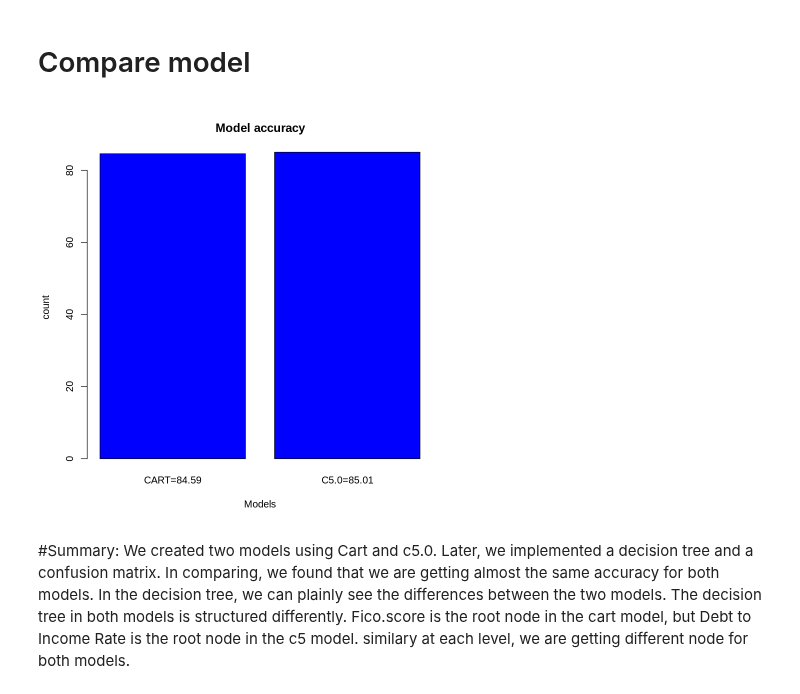
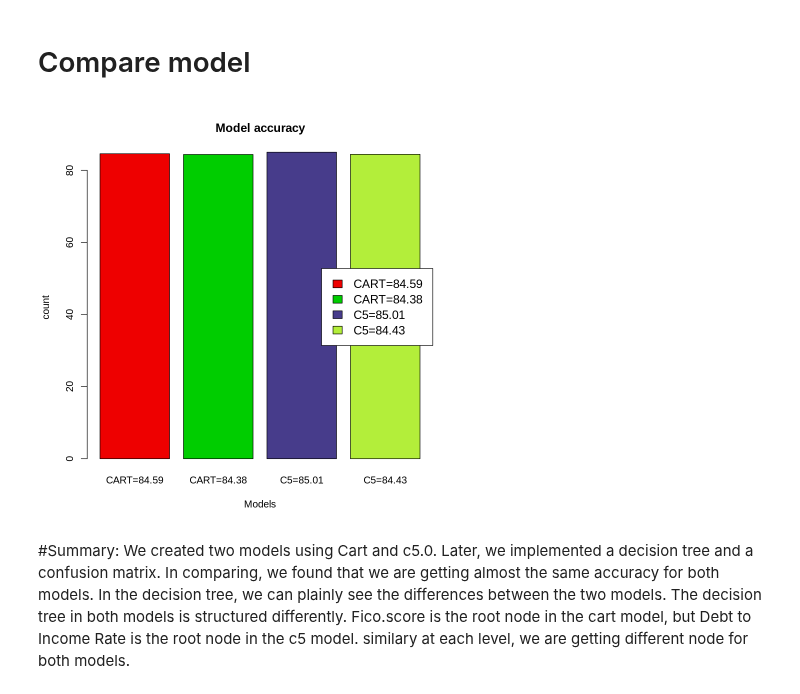
Before and after one commit to sg758253/IDS, a Jupyter notebook: HW6/HW6_r.ipynb, the cells around one changed output. Saved outputs shown, nothing was run; the diff lists cells and outputs as text; code cells hidden in the pictures.

```diff
--- a/HW6/HW6_r.ipynb
+++ b/HW6/HW6_r.ipynb
@@ -383,13 +383,19 @@ We are getting 84.42 percent of accuracy using c5.0 model on testDF.
 # Compare model
 # %%
 value1 <- paste("CART", format(round(cart_model_accuracy1, 2), nsmall = 2), sep="=")
-value2 <- paste("C5.0", format(round(c5_model_accuracy1, 2), nsmall = 2), sep="=")
-labels <- c(value1,value2)
-accuracy_model = c(cart_model_accuracy1, c5_model_accuracy1)
+value2 <- paste("CART", format(round(cart_model_accuracy2, 2), nsmall = 2), sep="=")
+value3 <- paste("C5", format(round(c5_model_accuracy1, 2), nsmall = 2), sep="=")
+value4 <- paste("C5", format(round(c5_model_accuracy2, 2), nsmall = 2), sep="=")
+
+labels <- c(value1,value2,value3,value4)
+accuracy_model = c(cart_model_accuracy1, cart_model_accuracy2, c5_model_accuracy1,c5_model_accuracy2)
 # %%
-barplot(accuracy_model, main = "Model accuracy",ylab = "count", xlab = 'Models',names.arg = labels,col="blue")
+barplot(accuracy_model, main = "Model accuracy",ylab = "count", xlab = 'Models',names.arg = labels,
+col=c("red2", "green3", "slateblue4", "olivedrab2"),
+        legend.text = labels,
+        args.legend=list(cex=1.2,x="right"))
 # %% [output]
-[figure, old version]
+[figure, new version]
 # %% [markdown]
 #Summary:
 We created two models using Cart and c5.0. Later, we implemented a decision tree and a confusion matrix. In comparing, we found that we are getting almost the same accuracy for both models. In the decision tree, we can plainly see the differences between the two models. The decision tree in both models is structured differently. Fico.score is the root node in the cart model, but Debt to Income Rate is the root node in the c5 model. similary at each level, we are getting different node for both models.
```
Also changed, not shown: parts of 4 cells of this notebook.
